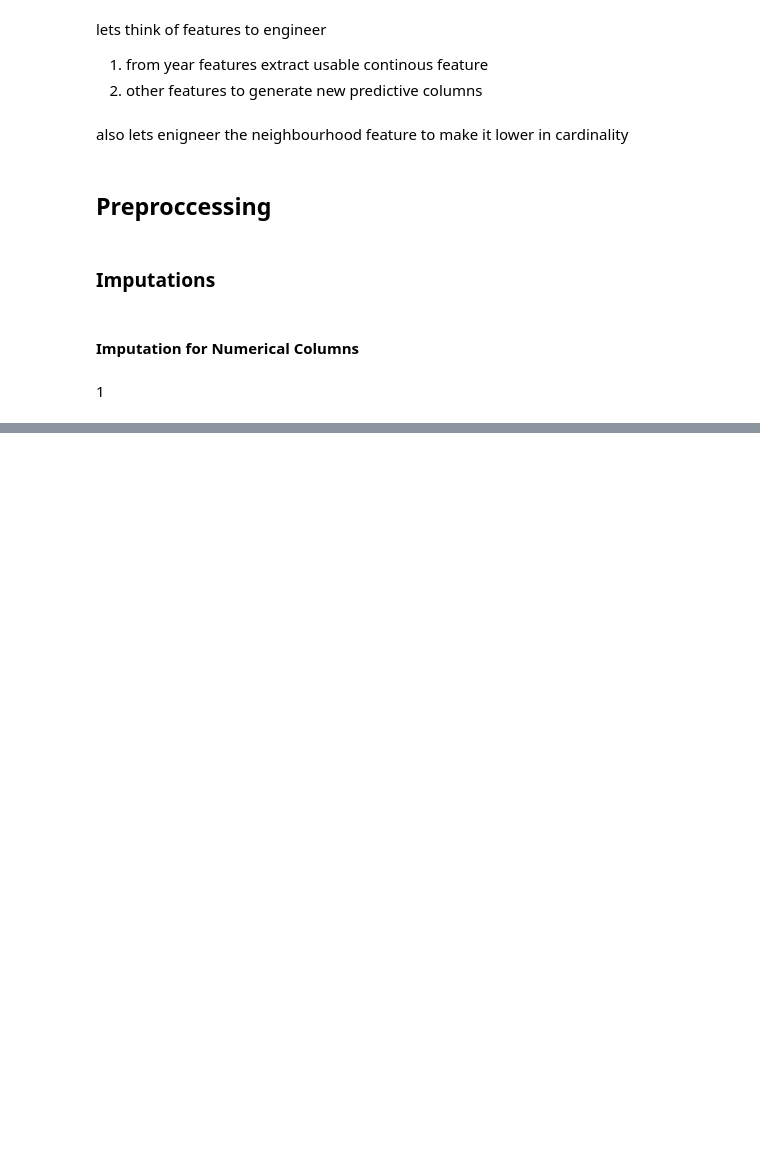
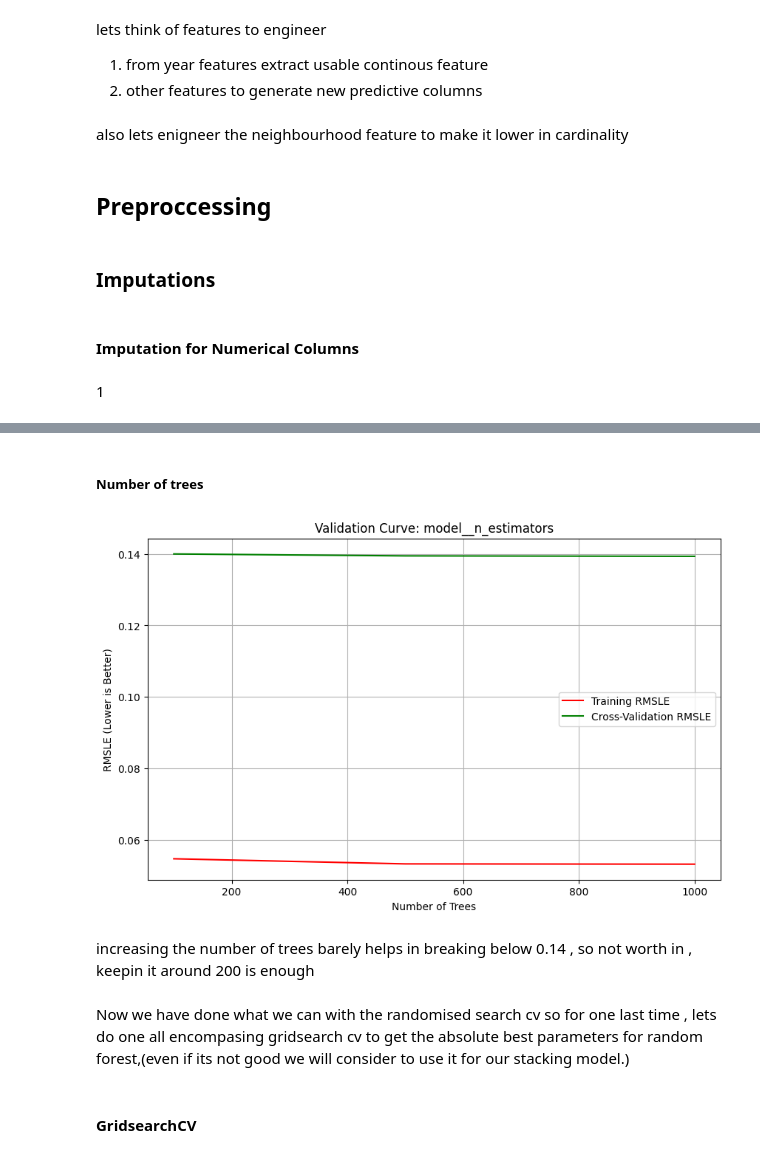
Before and after one commit to Nahom1990/house-price-pred-2, a Jupyter notebook: housing_price.ipynb, the cells around one changed output, grey strips where cells are left out. Drawn from its saved outputs; the diff is of its cells as text; code cells hidden in the pictures; blank space fills up the shorter version.

```diff
--- a/housing_price.ipynb
+++ b/housing_price.ipynb
@@ -1340,0 +1618,49 @@ np.float64(0.8539559230011322)
+# %% [markdown]
+##### Number of trees
+# %%
+from sklearn.model_selection import validation_curve
+
+# The best pipeline is now your starting point
+best_pipe = random.best_estimator_
+
+
+param_range = [100, 500, 1000]
+
+# The parameter name must match the pipeline step name
+param_name = "model__n_estimators"
+
+# Generate the validation curve data
+# All other parameters (including max_depth=20) are held constant.
+train_scores, test_scores = validation_curve(
+    best_pipe,
+    x_train, y_train_log,
+    param_name=param_name,
+    param_range=param_range,
+    cv=5,
+    scoring=final_log_scorer,
+    n_jobs=-1
+)
+
+# Convert scores back to positive RMSLE (Error unit)
+train_scores_mean = -np.mean(train_scores, axis=1)
+test_scores_mean = -np.mean(test_scores, axis=1)
+
+# Plotting the curve
+plt.figure(figsize=(10, 6))
+plt.plot(param_range, train_scores_mean, label="Training RMSLE", color="r")
+plt.plot(param_range, test_scores_mean, label="Cross-Validation RMSLE", color="g")
+
+plt.title(f"Validation Curve: {param_name}")
+plt.xlabel("Number of Trees")
+plt.ylabel("RMSLE (Lower is Better)")
+plt.legend(loc="best")
+plt.grid(True)
+plt.show()
+# %% [output]
+[figure, added]
+# %% [markdown]
+increasing the number of trees barely helps in breaking below 0.14 , so not worth in , keepin it around 200 is enough
+# %% [markdown]
+Now we have done what we can with the randomised search cv so for one last time , lets do one all encompasing gridsearch cv to get the absolute best parameters for random forest,(even if its not good we will consider to use it for our stacking model.)
+# %% [markdown]
+#### GridsearchCV
```
Also changed, not shown: parts of 68 cells of this notebook, 2 other files.
